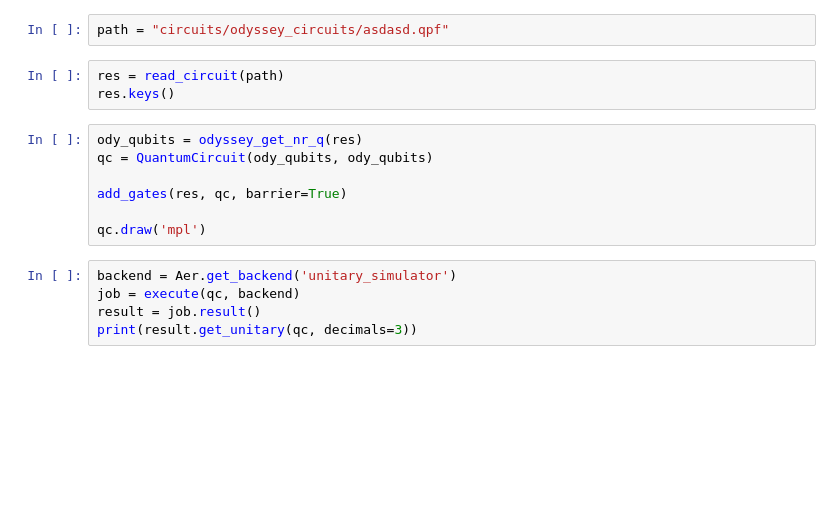
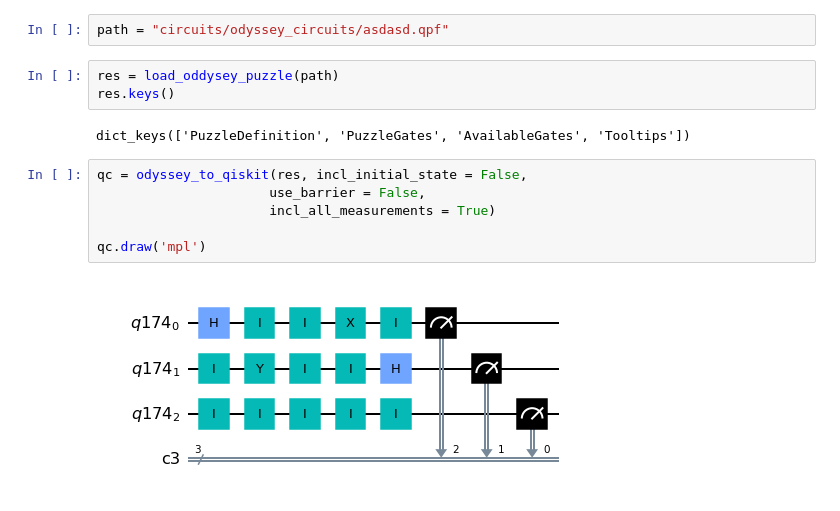
Before and after one commit to VoicuTomut/Qsiris-Quantum-Odyssey-and-Qiskit, a Jupyter notebook: example_odyssey_to_qiskit.ipynb, the cells around one changed output. Saved outputs shown, nothing was run; the diff lists cells and outputs as text; blank space fills up the shorter version.

```diff
--- a/example_odyssey_to_qiskit.ipynb
+++ b/example_odyssey_to_qiskit.ipynb
@@ -55,17 +64,15 @@ plot_histogram(counts)
 # %%
 path = "circuits/odyssey_circuits/asdasd.qpf"
 # %%
-res = read_circuit(path)
+res = load_oddysey_puzzle(path)
 res.keys()
+# %% [output]
+dict_keys(['PuzzleDefinition', 'PuzzleGates', 'AvailableGates', 'Tooltips'])
 # %%
-ody_qubits = odyssey_get_nr_q(res)
-qc = QuantumCircuit(ody_qubits, ody_qubits)
-
-add_gates(res, qc, barrier=True)
+qc = odyssey_to_qiskit(res, incl_initial_state = False,
+                      use_barrier = False,
+                      incl_all_measurements = True)
 
 qc.draw('mpl')
+# %% [output]
+[figure, added]
-# %%
-backend = Aer.get_backend('unitary_simulator')
-job = execute(qc, backend)
-result = job.result()
-print(result.get_unitary(qc, decimals=3))
```
Also changed, not shown: parts of 10 cells of this notebook, 2 other files.
